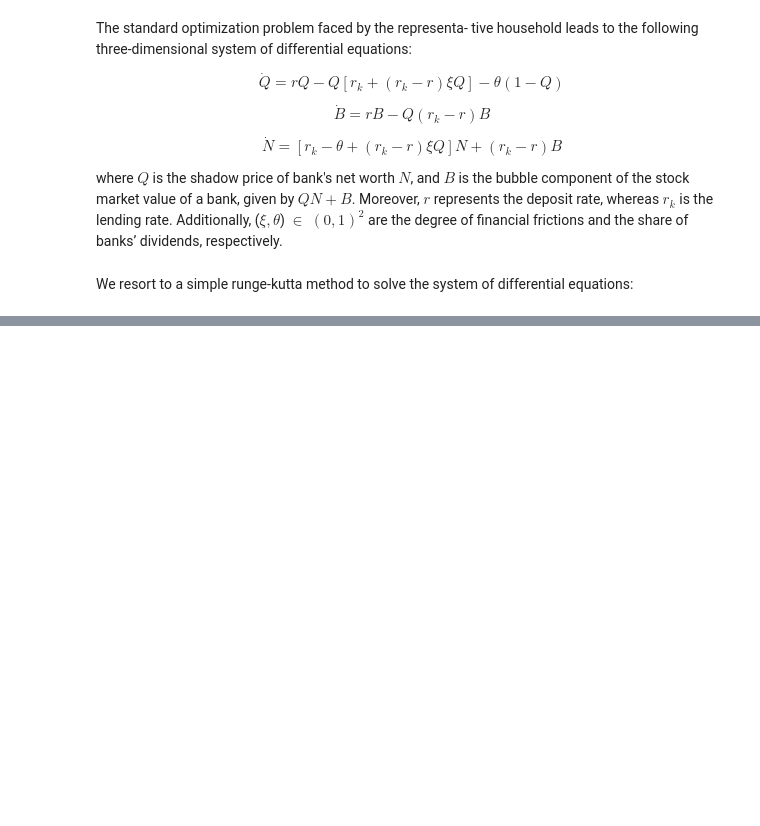
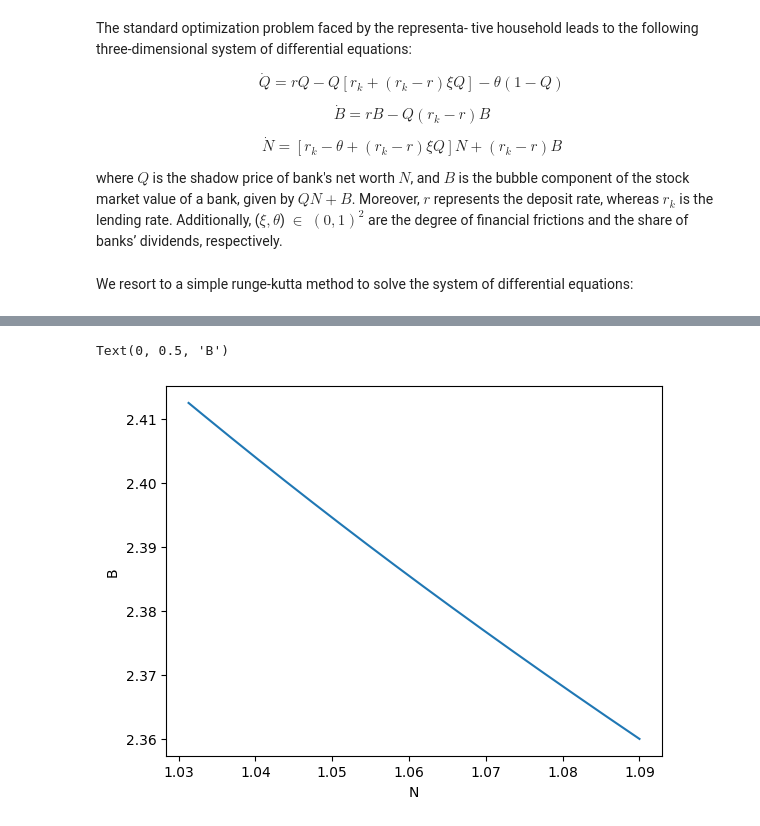
Before and after one commit to TulioK/Chaos, a Jupyter notebook: Chaos.ipynb, the cells around one changed output, grey strips where cells are left out. Saved outputs shown, nothing was run; the diff lists cells and outputs as text; code cells hidden in the pictures; blank space fills up the shorter version.

```diff
--- a/Chaos.ipynb
+++ b/Chaos.ipynb
@@ -119,0 +138,9 @@ plt.plot(t_list, N_list)
+# %%
+import matplotlib.pyplot as plt
+
+plt.plot(N_list, B_list)
+plt.xlabel("N")
+plt.ylabel("B")
+# %% [output]
+Text(0, 0.5, 'B')
+[figure, added]
```
Also changed, not shown: parts of 4 cells of this notebook, 1 other file.
